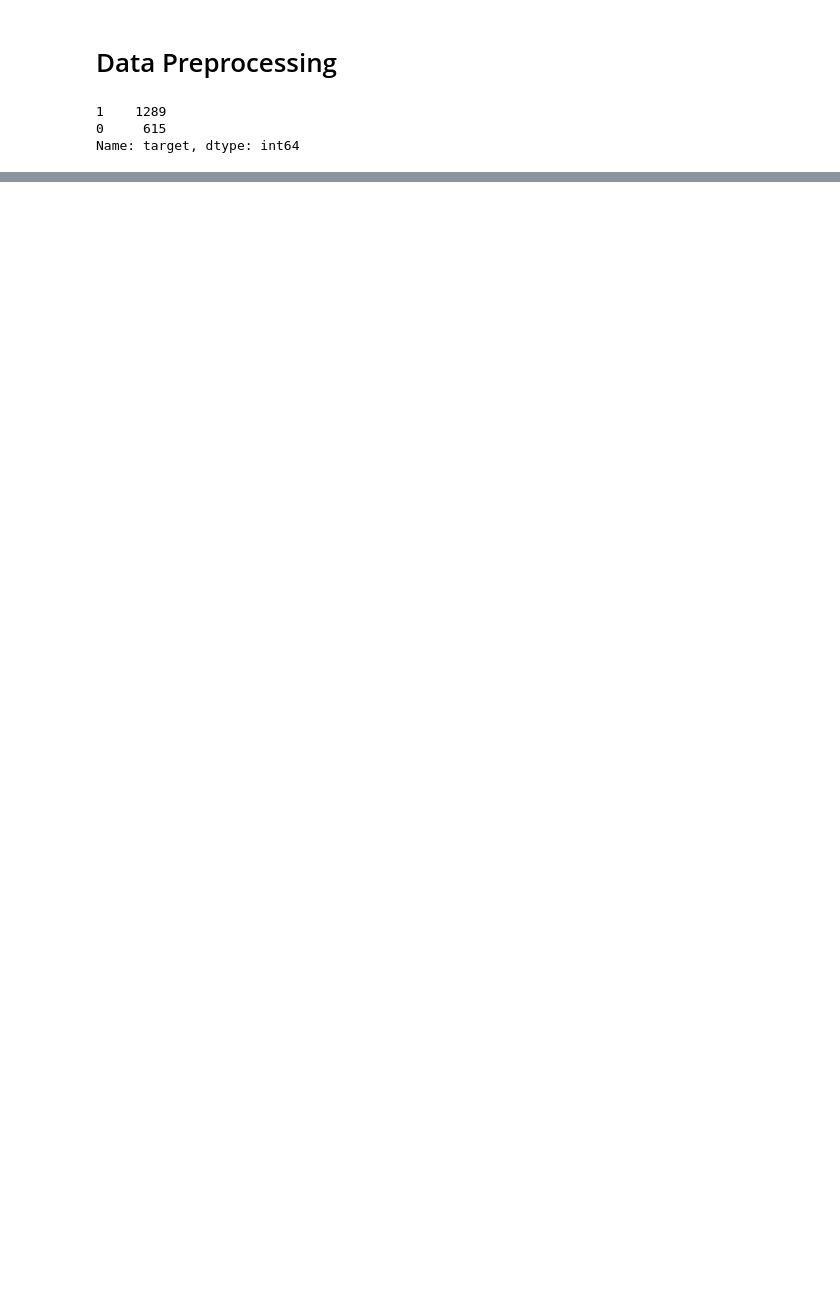
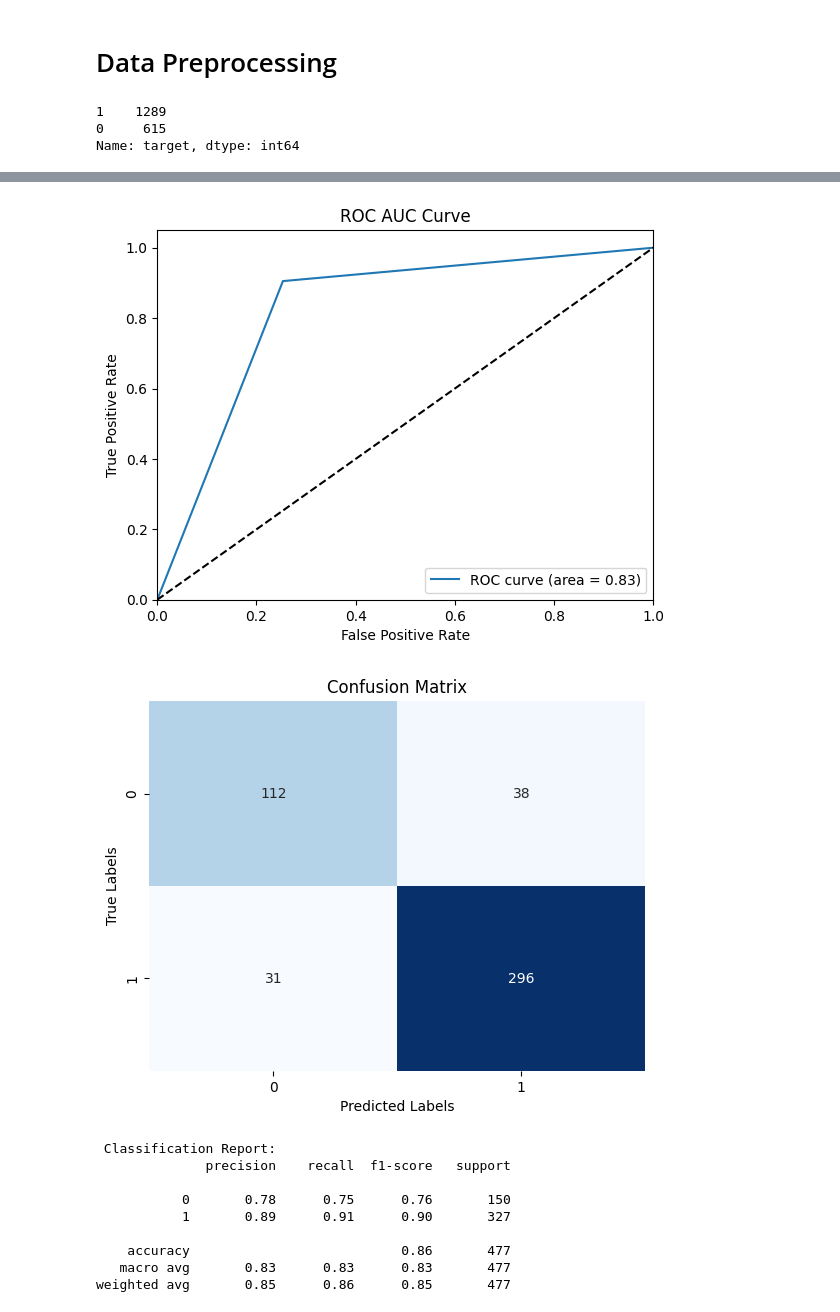
Before and after one commit to Saumya-N/OLA-Churn-Prediction, a Jupyter notebook: OLA.ipynb, the cells around one changed output, grey strips where cells are left out. Cells and saved outputs as stored; diff of their text form; code cells hidden in the pictures; blank space fills up the shorter version.

```diff
--- a/OLA.ipynb
+++ b/OLA.ipynb
@@ -689,2 +714,45 @@ for score, name in zip(rf_classifier.feature_importances_, X_train.columns):
+# %%
+# Calculate ROC AUC score
+roc_auc = roc_auc_score(y_test, pred_test)
+
+# Calculate ROC curve
+fpr, tpr, thresholds = roc_curve(y_test, pred_test)
+
+# Plot ROC curve
+plt.figure()
+plt.plot(fpr, tpr, label='ROC curve (area = %0.2f)' % roc_auc)
+plt.plot([0, 1], [0, 1], 'k--')
+plt.xlim([0.0, 1.0])
+plt.ylim([0.0, 1.05])
+plt.xlabel('False Positive Rate')
+plt.ylabel('True Positive Rate')
+plt.title('ROC AUC Curve')
+plt.legend(loc="lower right")
+plt.show()
+
+cm = confusion_matrix(y_test, pred_test)
+print()
+# Plot confusion matrix as a heatmap
+sns.heatmap(cm, annot=True, fmt='d', cmap='Blues', cbar=False)
+plt.title('Confusion Matrix')
+plt.xlabel('Predicted Labels')
+plt.ylabel('True Labels')
+plt.show()
+
+# Generate classification report and confusion matrix
+print("\n Classification Report:")
+print(classification_report(y_test, pred_test))
+# %% [output]
+[figure, added]
+[figure, added]
+ Classification Report:
+              precision    recall  f1-score   support
+
+           0       0.78      0.75      0.76       150
+           1       0.89      0.91      0.90       327
+
+    accuracy                           0.86       477
+   macro avg       0.83      0.83      0.83       477
+weighted avg       0.85      0.86      0.85       477
 # %%
 # Define the LightGBM classifier with hyperparameters
```
Also changed, not shown: parts of 47 cells of this notebook.
